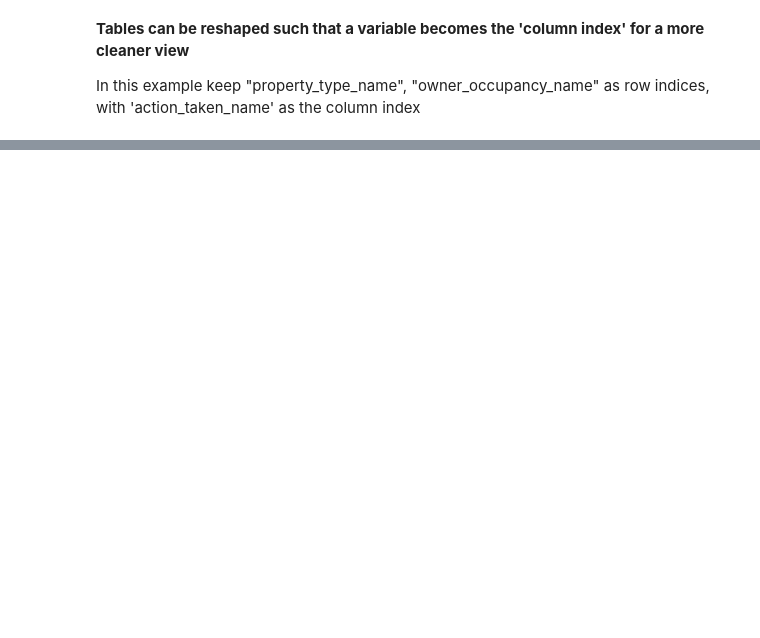
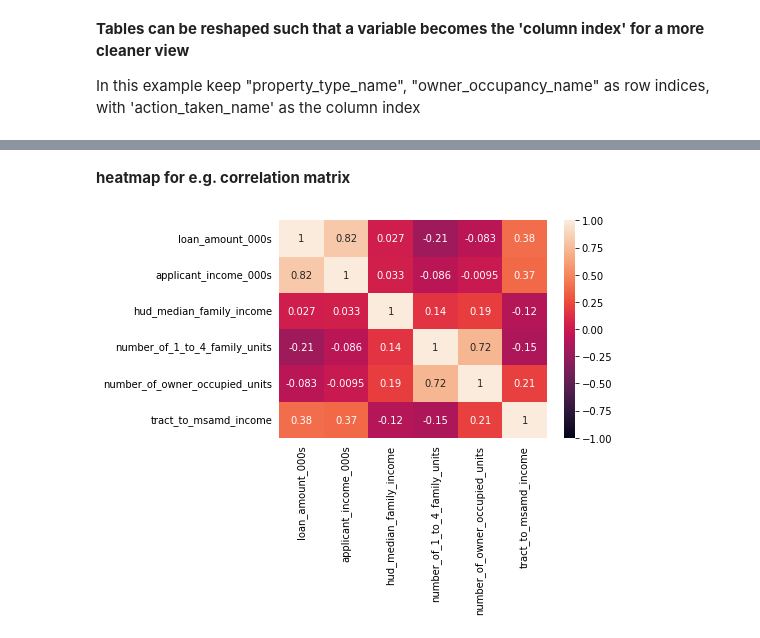
Before and after one commit to ow-gryphon/template_registry, a Jupyter notebook: generate/explore_data_basic/template/notebooks/data_exploration.ipynb, the cells around one changed output, grey strips where cells are left out. Drawn from its saved outputs; the diff is of its cells as text; code cells hidden in the pictures; blank space fills up the shorter version.

```diff
--- a/generate/explore_data_basic/template/notebooks/Data Exploration.ipynb
+++ b/generate/explore_data_basic/template/notebooks/data_exploration.ipynb
@@ -786,0 +801,8 @@ threeway_table.pivot(index=["property_type_name", "owner_occupancy_name"], colum
+# %% [markdown]
+**heatmap for e.g. correlation matrix**
+# %%
+variables = ["loan_amount_000s","applicant_income_000s", "hud_median_family_income",
+             "number_of_1_to_4_family_units", "number_of_owner_occupied_units", "tract_to_msamd_income"]
+ax = sns.heatmap(input_data[variables].corr(), vmin=-1, vmax=1, annot=True)
+# %% [output]
+[figure, added]
```
Also changed, not shown: parts of 8 cells of this notebook, 9 other files.
